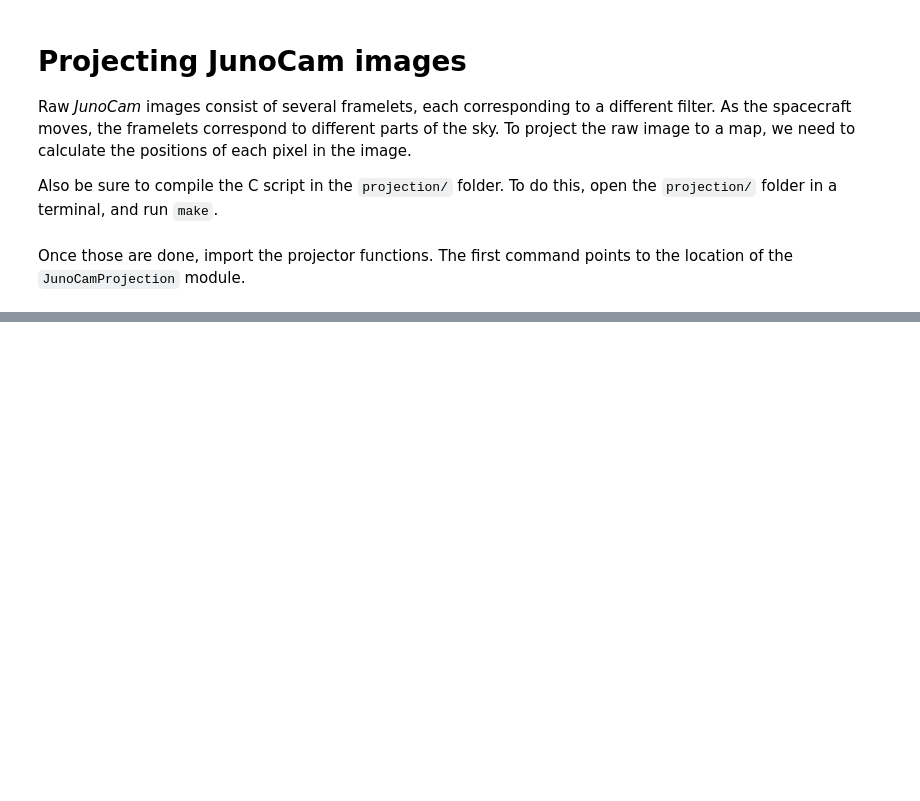
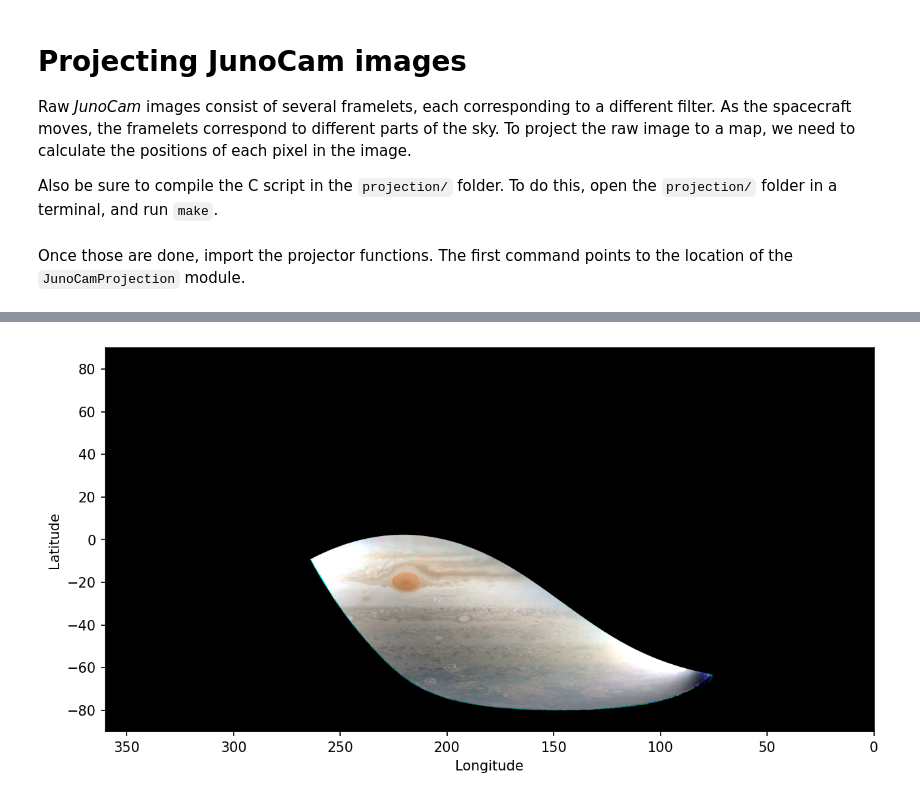
Before and after one commit to ramanakumars/JunoCamProjection, a Jupyter notebook: examples/projection.ipynb, the cells around one changed output, grey strips where cells are left out. Drawn from its saved outputs; the diff is of its cells as text; code cells hidden in the pictures; blank space fills up the shorter version.

```diff
--- a/examples/projection.ipynb
+++ b/examples/projection.ipynb
@@ -81,0 +68,9 @@ Processing incidence angles
+# %%
+fig, ax = plt.subplots(1, 1, figsize=(10, 8), dpi=150)
+ax.imshow(rgb, extent=(0, 360, -90, 90), origin='lower')
+ax.set_xlim((360, 0))
+ax.set_xlabel(r'Longitude')
+ax.set_ylabel(r'Latitude')
+plt.show()
+# %% [output]
+[figure, added]
```
Also changed, not shown: parts of 23 cells of this notebook, 9 other files.
